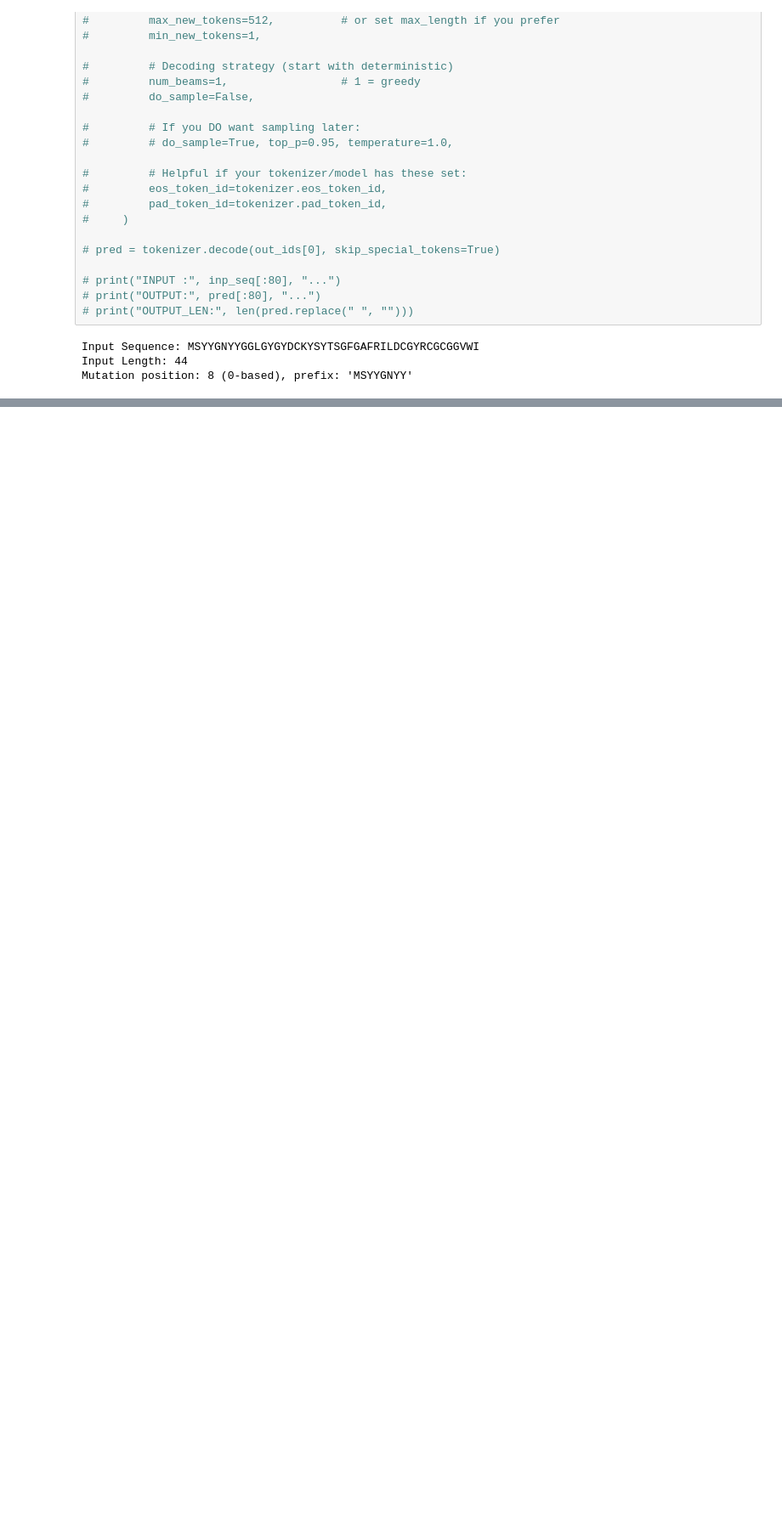
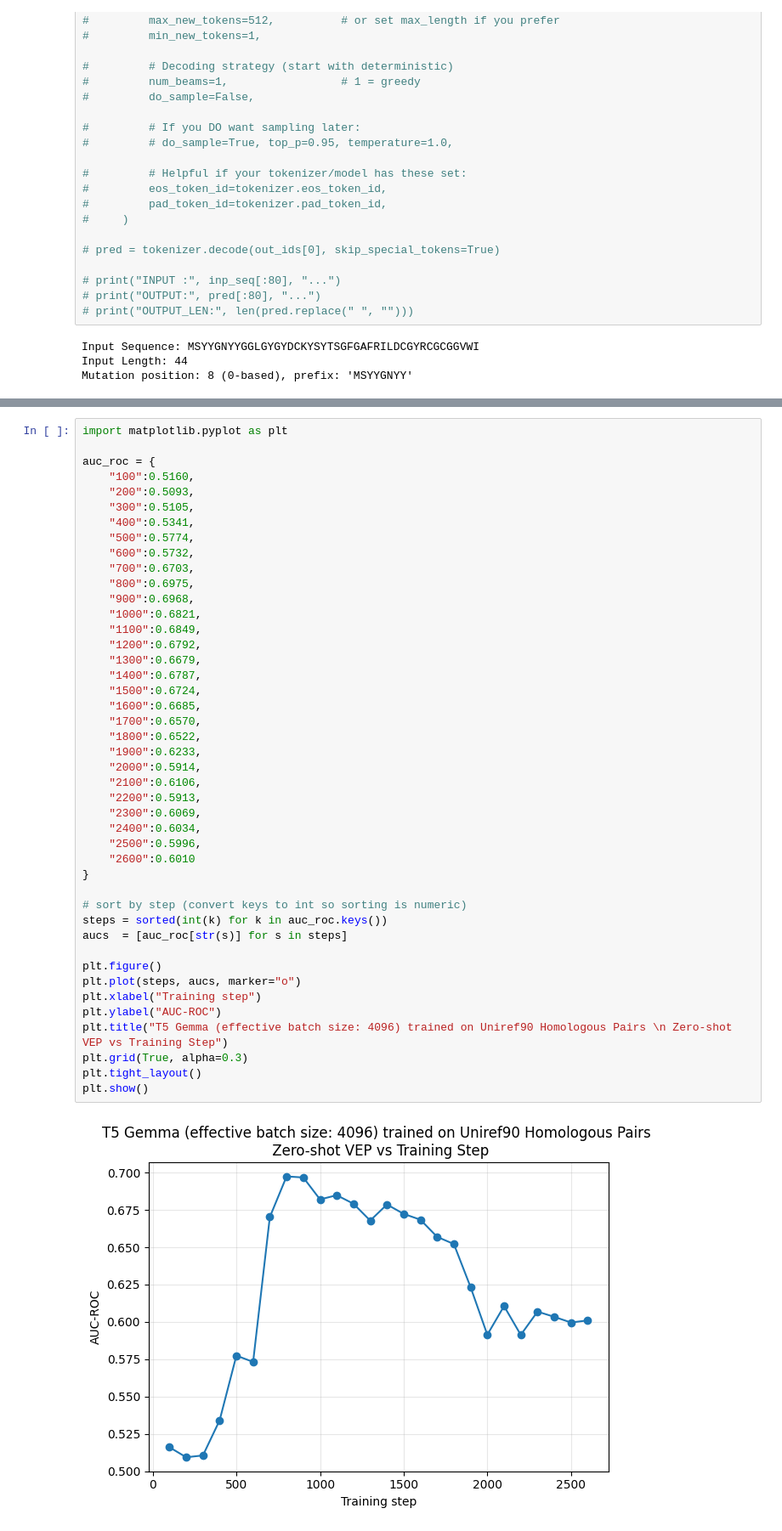
Before and after one commit to Brandes-Lab/HuggingfaceTransformer, a Jupyter notebook: uniref90.ipynb, the cells around one changed output, grey strips where cells are left out. Shown at 85% size. Drawn from its saved outputs; the diff is of its cells as text; blank space fills up the shorter version.

```diff
--- a/uniref90.ipynb
+++ b/uniref90.ipynb
@@ -1691,0 +1813,46 @@ Mutation position: 8 (0-based), prefix: 'MSYYGNYY'
+# %%
+import matplotlib.pyplot as plt
+
+auc_roc = {
+    "100":0.5160,
+    "200":0.5093,
+    "300":0.5105,
+    "400":0.5341,
+    "500":0.5774,
+    "600":0.5732,
+    "700":0.6703,
+    "800":0.6975,
+    "900":0.6968,
+    "1000":0.6821,
+    "1100":0.6849,
+    "1200":0.6792,
+    "1300":0.6679,
+    "1400":0.6787,
+    "1500":0.6724,
+    "1600":0.6685,
+    "1700":0.6570,
+    "1800":0.6522,
+    "1900":0.6233,
+    "2000":0.5914,
+    "2100":0.6106,
+    "2200":0.5913,
+    "2300":0.6069,
+    "2400":0.6034,
+    "2500":0.5996,
+    "2600":0.6010
+}
+
+# sort by step (convert keys to int so sorting is numeric)
+steps = sorted(int(k) for k in auc_roc.keys())
+aucs  = [auc_roc[str(s)] for s in steps]
+
+plt.figure()
+plt.plot(steps, aucs, marker="o")
+plt.xlabel("Training step")
+plt.ylabel("AUC-ROC")
+plt.title("T5 Gemma (effective batch size: 4096) trained on Uniref90 Homologous Pairs \n Zero-shot VEP vs Training Step")
+plt.grid(True, alpha=0.3)
+plt.tight_layout()
+plt.show()
+# %% [output]
+[figure, added]
```
Also changed, not shown: parts of 13 cells of this notebook, 30 other files.
